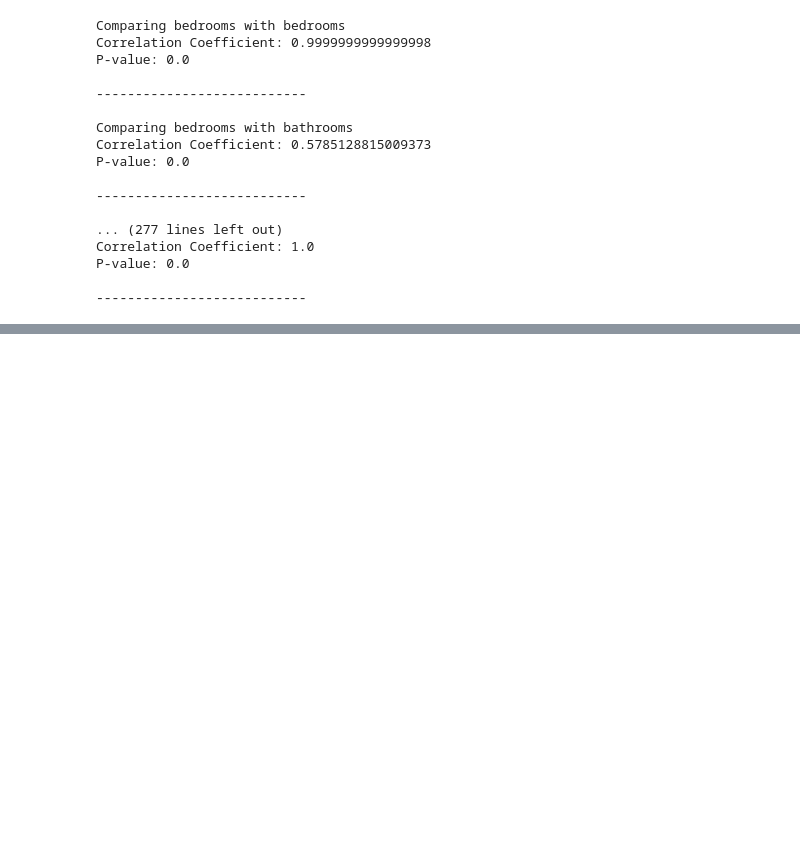
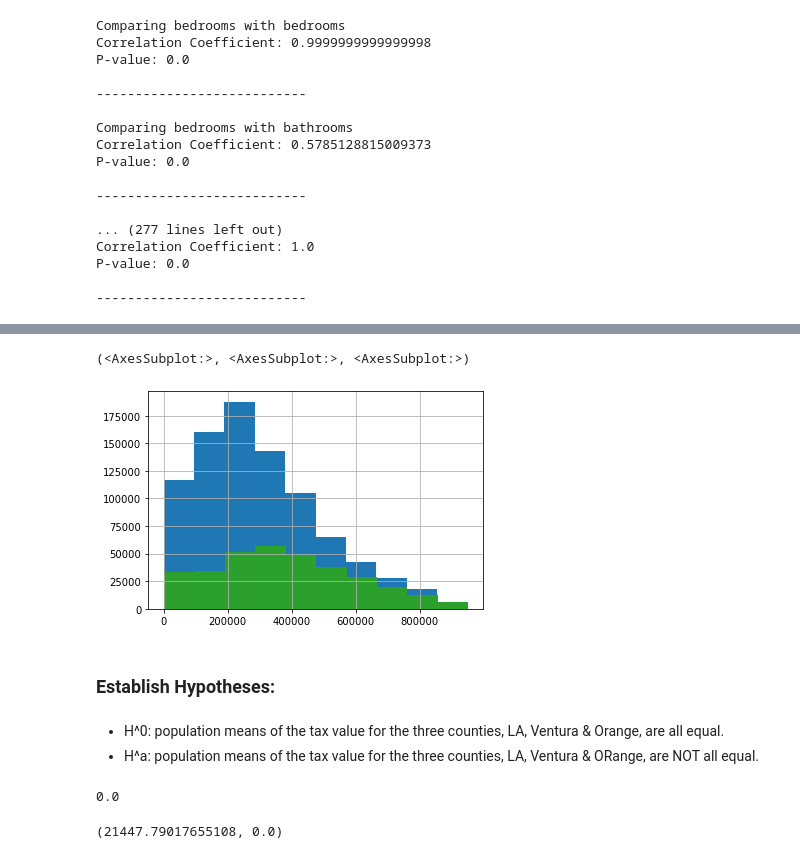
Before and after one commit to cristinalucin/regression-exercises, a Jupyter notebook: explore.ipynb, the cells around one changed output, grey strips where cells are left out. Cells and saved outputs as stored; diff of their text form; code cells hidden in the pictures; blank space fills up the shorter version.

```diff
--- a/explore.ipynb
+++ b/explore.ipynb
@@ -827,7 +825,7 @@ train.info()
 # %%
-LA = train[train.fips_loc == 'Los Angeles, CA']
-Ventura = train[train.fips_loc == 'Ventura, CA']
-Orange = train[train.fips_loc == 'Orange, CA']
+LA = train[train.county == 'Los Angeles']
+Ventura = train[train.county == 'Ventura']
+Orange = train[train.county == 'Orange']
 # %%
 print(f'LA Mean Tax Value is: {round(LA.tax_value.mean())}')
 print(f'Ventura Mean Tax Value is: {round(Ventura.tax_value.mean())}')
@@ -834,0 +845,5 @@ print(f'Orange Mean Tax Value is: {round(Orange.tax_value.mean())}')
+# %%
+#Creating Series for each location with tax value
+LA_tax_value = LA.tax_value
+Ventura_tax_value = Ventura.tax_value
+Orange_tax_value = Orange.tax_value
@@ -834,0 +861,15 @@ print(f'Orange Mean Tax Value is: {round(Orange.tax_value.mean())}')
+# %%
+#Visualize
+figure, axis = plt.subplots(2, 2)
+#LA
+axis[0, 0].plt.hist()(X, Y1)
+axis[0, 0].set_title("Sine Function")
+LA_tax_value.hist(), Ventura_tax_value.hist(), Orange_tax_value.hist()
+# %% [output]
+(<AxesSubplot:>, <AxesSubplot:>, <AxesSubplot:>)
+[figure, added]
+# %% [markdown]
+### Establish Hypotheses:
+# %% [markdown]
+- H^0: population means of the tax value for the three counties, LA, Ventura & Orange, are all equal.
+- H^a: population means of the tax value for the three counties, LA, Ventura & ORange, are NOT all equal.
@@ -834,0 +879,12 @@ print(f'Orange Mean Tax Value is: {round(Orange.tax_value.mean())}')
+# %%
+#Need to ensure variances are equal
+stat, pval = stats.levene(LA.tax_value, Ventura.tax_value, Orange.tax_value)
+pval
+# pval is significant so we can conclude variances are NOT equal
+# %% [output]
+0.0
+# %%
+f, p = stats.f_oneway(LA.tax_value, Ventura.tax_value, Orange.tax_value)
+f, p
+# %% [output]
+(21447.79017655108, 0.0)
```
Also changed, not shown: parts of 11 cells of this notebook, 1 other file.
